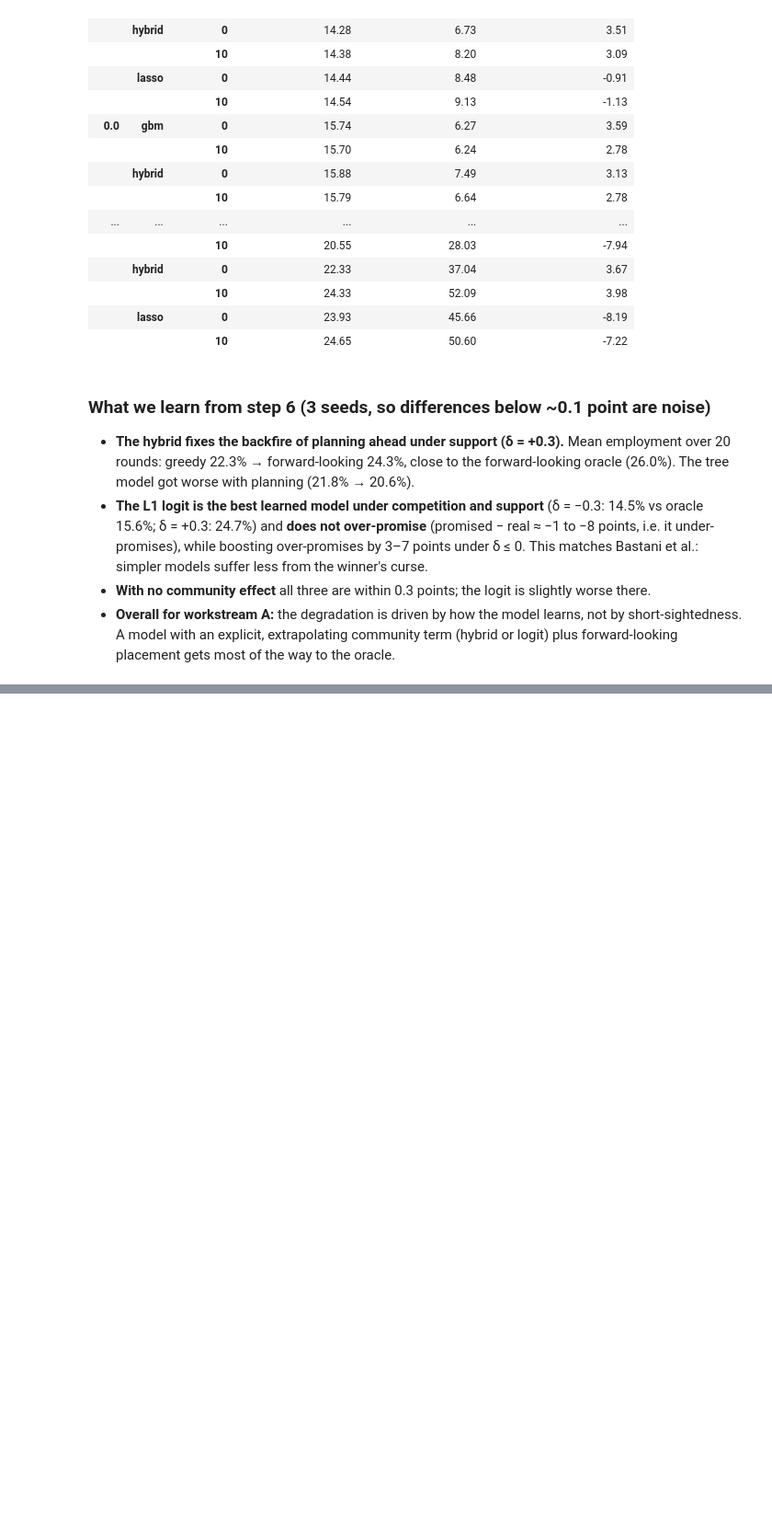
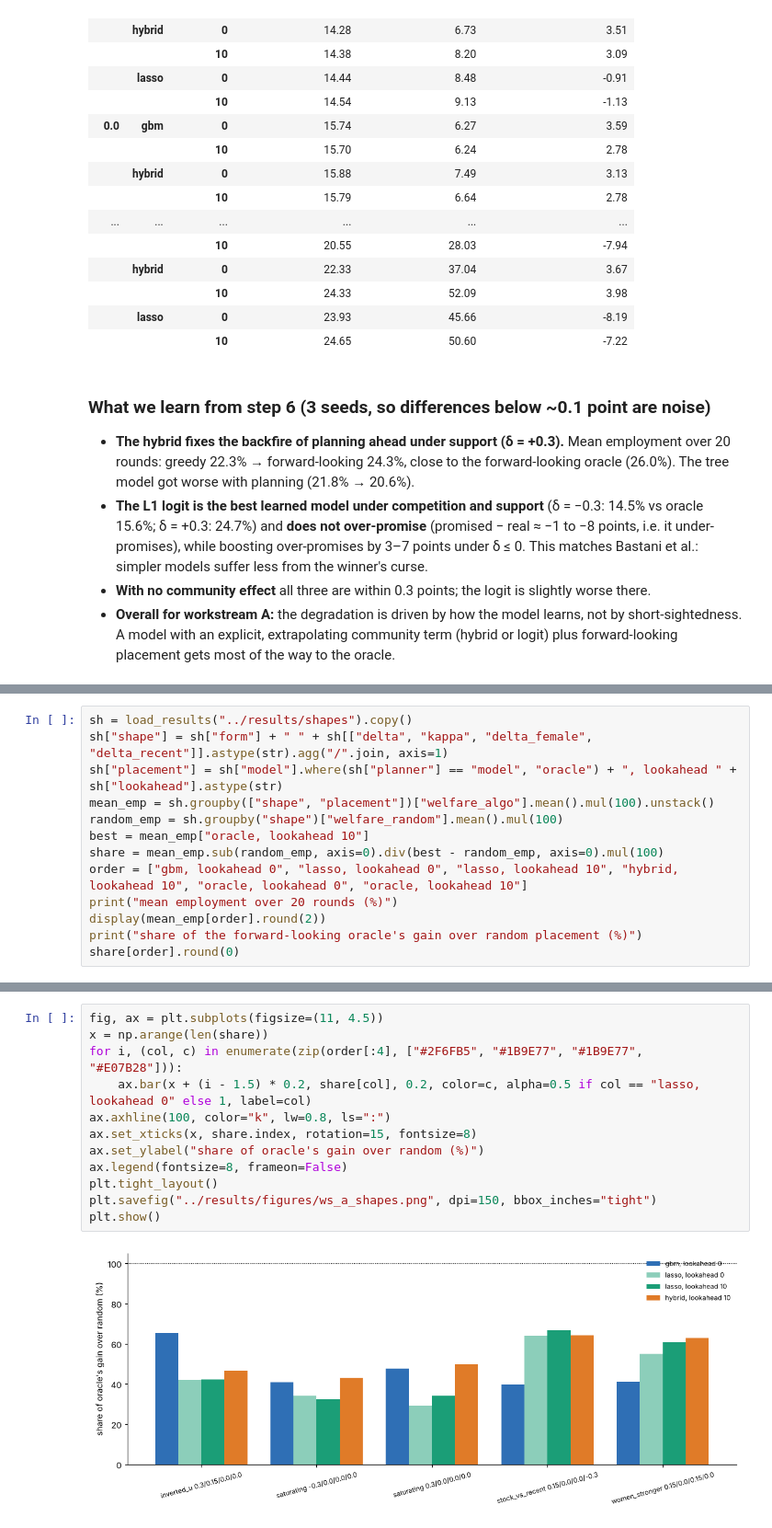
Before and after one commit to sofiykamanko/refugee_locating, a Jupyter notebook: notebooks/ws_a_community_model.ipynb, the cells around one changed output, grey strips where cells are left out. Shown at 92% size. Saved outputs shown, nothing was run; the diff lists cells and outputs as text; blank space fills up the shorter version.

Commit message:
feat(ws-a): best placements under other community-effect shapes
configs/shapes.yaml (5 shapes x 6 placements, 20 rounds); step 7 with table, figure and conclusions in the WS-A notebook.

```diff
--- a/notebooks/ws_a_community_model.ipynb
+++ b/notebooks/ws_a_community_model.ipynb
@@ -348,0 +354,13 @@ plt.show()
+# %%
+sh = load_results("../results/shapes").copy()
+sh["shape"] = sh["form"] + " " + sh[["delta", "kappa", "delta_female", "delta_recent"]].astype(str).agg("/".join, axis=1)
+sh["placement"] = sh["model"].where(sh["planner"] == "model", "oracle") + ", lookahead " + sh["lookahead"].astype(str)
+mean_emp = sh.groupby(["shape", "placement"])["welfare_algo"].mean().mul(100).unstack()
+random_emp = sh.groupby("shape")["welfare_random"].mean().mul(100)
+best = mean_emp["oracle, lookahead 10"]
+share = mean_emp.sub(random_emp, axis=0).div(best - random_emp, axis=0).mul(100)
+order = ["gbm, lookahead 0", "lasso, lookahead 0", "lasso, lookahead 10", "hybrid, lookahead 10", "oracle, lookahead 0", "oracle, lookahead 10"]
+print("mean employment over 20 rounds (%)")
+display(mean_emp[order].round(2))
+print("share of the forward-looking oracle's gain over random placement (%)")
+share[order].round(0)
@@ -348,0 +384,14 @@ plt.show()
+# %%
+fig, ax = plt.subplots(figsize=(11, 4.5))
+x = np.arange(len(share))
+for i, (col, c) in enumerate(zip(order[:4], ["#2F6FB5", "#1B9E77", "#1B9E77", "#E07B28"])):
+    ax.bar(x + (i - 1.5) * 0.2, share[col], 0.2, color=c, alpha=0.5 if col == "lasso, lookahead 0" else 1, label=col)
+ax.axhline(100, color="k", lw=0.8, ls=":")
+ax.set_xticks(x, share.index, rotation=15, fontsize=8)
+ax.set_ylabel("share of oracle's gain over random (%)")
+ax.legend(fontsize=8, frameon=False)
+plt.tight_layout()
+plt.savefig("../results/figures/ws_a_shapes.png", dpi=150, bbox_inches="tight")
+plt.show()
+# %% [output]
+[figure, added]
```
Also changed, not shown: parts of 3 cells of this notebook, 4 other files.
